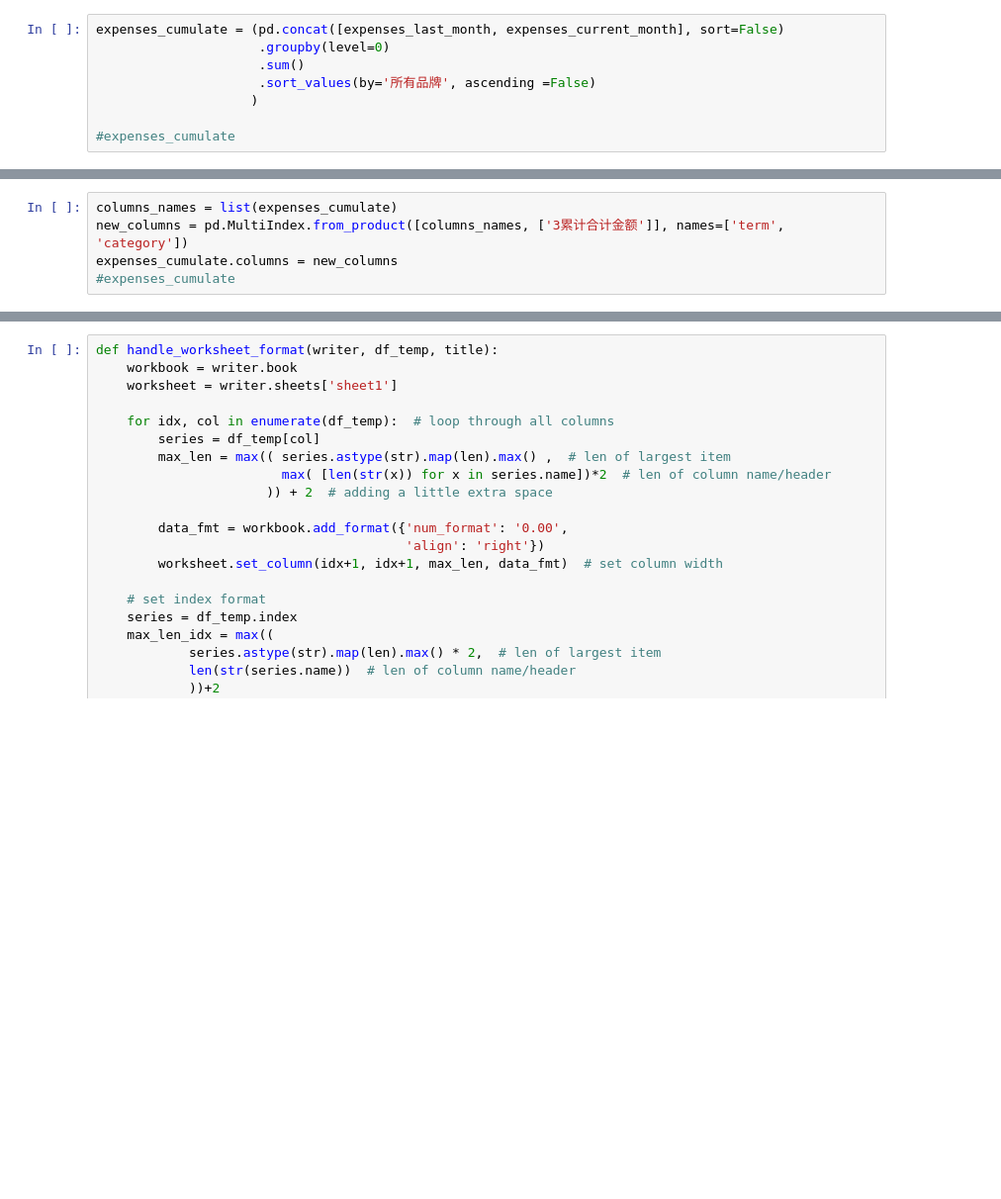
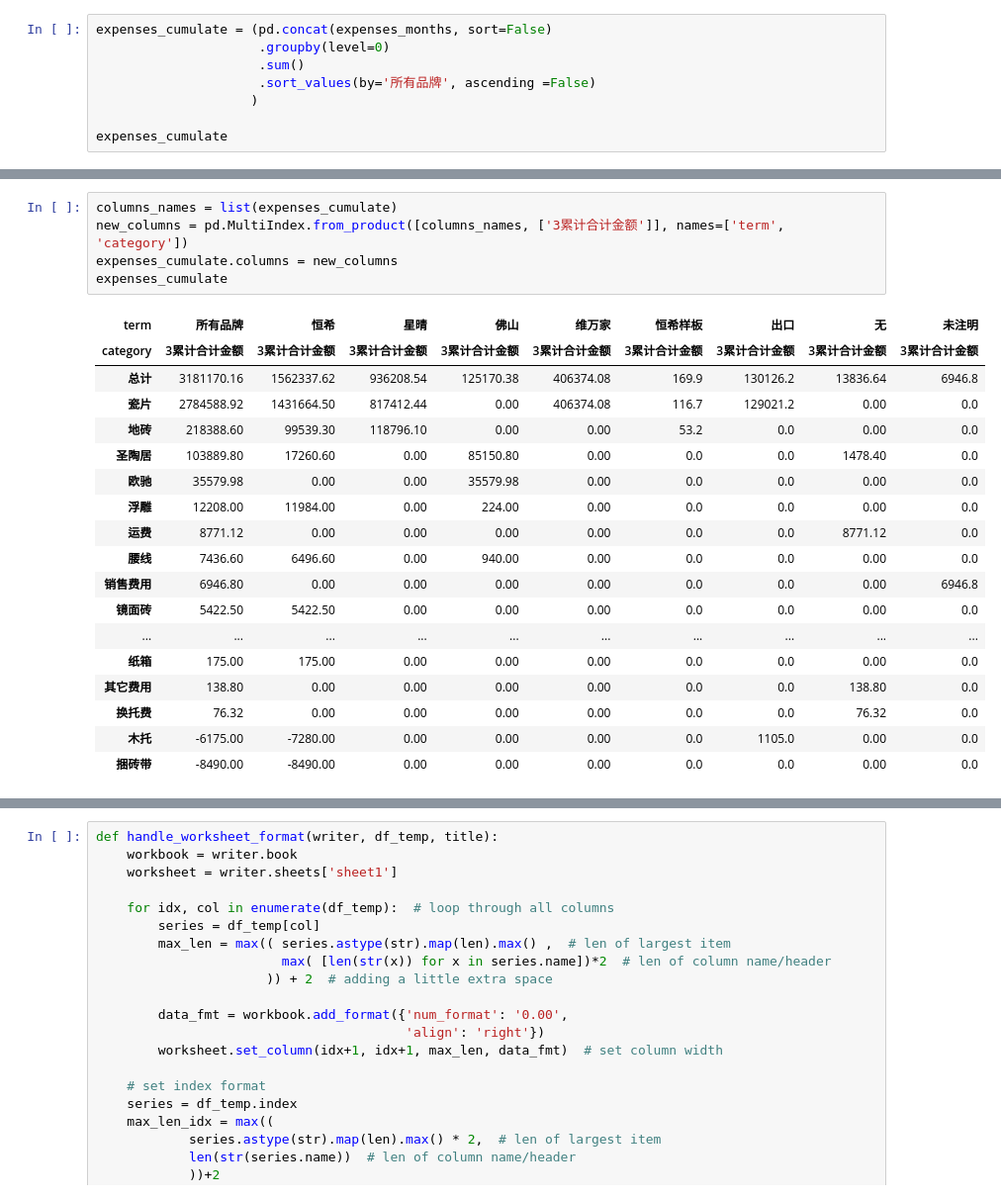
Before and after one commit to nicolasaaron/maman_hengxi_2019, a Jupyter notebook: 添加累计金额.ipynb, the cells around one changed output, grey strips where cells are left out. Shown: that part at 99% size. Saved outputs shown, nothing was run; the diff lists cells and outputs as text; blank space fills up the shorter version.

```diff
--- a/添加累计金额.ipynb
+++ b/添加累计金额.ipynb
@@ -98,8 +161,8 @@ print(expenses_current_month.shape)
 # %%
-expenses_cumulate = (pd.concat([expenses_last_month, expenses_current_month], sort=False)
+expenses_cumulate = (pd.concat(expenses_months, sort=False)
                      .groupby(level=0)
                      .sum()
                      .sort_values(by='所有品牌', ascending =False)
                     )
 
-#expenses_cumulate
+expenses_cumulate
@@ -106,8 +187,27 @@ expenses_cumulate = (pd.concat([expenses_last_month, expenses_current_month], so
 # %%
 columns_names = list(expenses_cumulate)
 new_columns = pd.MultiIndex.from_product([columns_names, ['3累计合计金额']], names=['term', 'category'])
 expenses_cumulate.columns = new_columns
-#expenses_cumulate
+expenses_cumulate
+# %% [output]
+| term | 所有品牌 | 恒希 | 星晴 | 佛山 | 维万家 | 恒希样板 | 出口 | 无 | 未注明 |
+| category | 3累计合计金额 | 3累计合计金额 | 3累计合计金额 | 3累计合计金额 | 3累计合计金额 | 3累计合计金额 | 3累计合计金额 | 3累计合计金额 | 3累计合计金额 |
+| 总计 | 3181170.16 | 1562337.62 | 936208.54 | 125170.38 | 406374.08 | 169.9 | 130126.2 | 13836.64 | 6946.8 |
+| 瓷片 | 2784588.92 | 1431664.50 | 817412.44 | 0.00 | 406374.08 | 116.7 | 129021.2 | 0.00 | 0.0 |
+| 地砖 | 218388.60 | 99539.30 | 118796.10 | 0.00 | 0.00 | 53.2 | 0.0 | 0.00 | 0.0 |
+| 圣陶居 | 103889.80 | 17260.60 | 0.00 | 85150.80 | 0.00 | 0.0 | 0.0 | 1478.40 | 0.0 |
+| 欧驰 | 35579.98 | 0.00 | 0.00 | 35579.98 | 0.00 | 0.0 | 0.0 | 0.00 | 0.0 |
+| 浮雕 | 12208.00 | 11984.00 | 0.00 | 224.00 | 0.00 | 0.0 | 0.0 | 0.00 | 0.0 |
+| 运费 | 8771.12 | 0.00 | 0.00 | 0.00 | 0.00 | 0.0 | 0.0 | 8771.12 | 0.0 |
+| 腰线 | 7436.60 | 6496.60 | 0.00 | 940.00 | 0.00 | 0.0 | 0.0 | 0.00 | 0.0 |
+| 销售费用 | 6946.80 | 0.00 | 0.00 | 0.00 | 0.00 | 0.0 | 0.0 | 0.00 | 6946.8 |
+| 镜面砖 | 5422.50 | 5422.50 | 0.00 | 0.00 | 0.00 | 0.0 | 0.0 | 0.00 | 0.0 |
+| ... | ... | ... | ... | ... | ... | ... | ... | ... | ... |
+| 纸箱 | 175.00 | 175.00 | 0.00 | 0.00 | 0.00 | 0.0 | 0.0 | 0.00 | 0.0 |
+| 其它费用 | 138.80 | 0.00 | 0.00 | 0.00 | 0.00 | 0.0 | 0.0 | 138.80 | 0.0 |
+| 换托费 | 76.32 | 0.00 | 0.00 | 0.00 | 0.00 | 0.0 | 0.0 | 76.32 | 0.0 |
+| 木托 | -6175.00 | -7280.00 | 0.00 | 0.00 | 0.00 | 0.0 | 1105.0 | 0.00 | 0.0 |
+| 捆砖带 | -8490.00 | -8490.00 | 0.00 | 0.00 | 0.00 | 0.0 | 0.0 | 0.00 | 0.0 |
 # %%
 df_current_month.rename(index=str, columns={'金额': '0金额', '装车金额': '1装车金额', '合计金额':'2合计金额'}, inplace=True)
 
```
Also changed, not shown: parts of 13 cells of this notebook.
